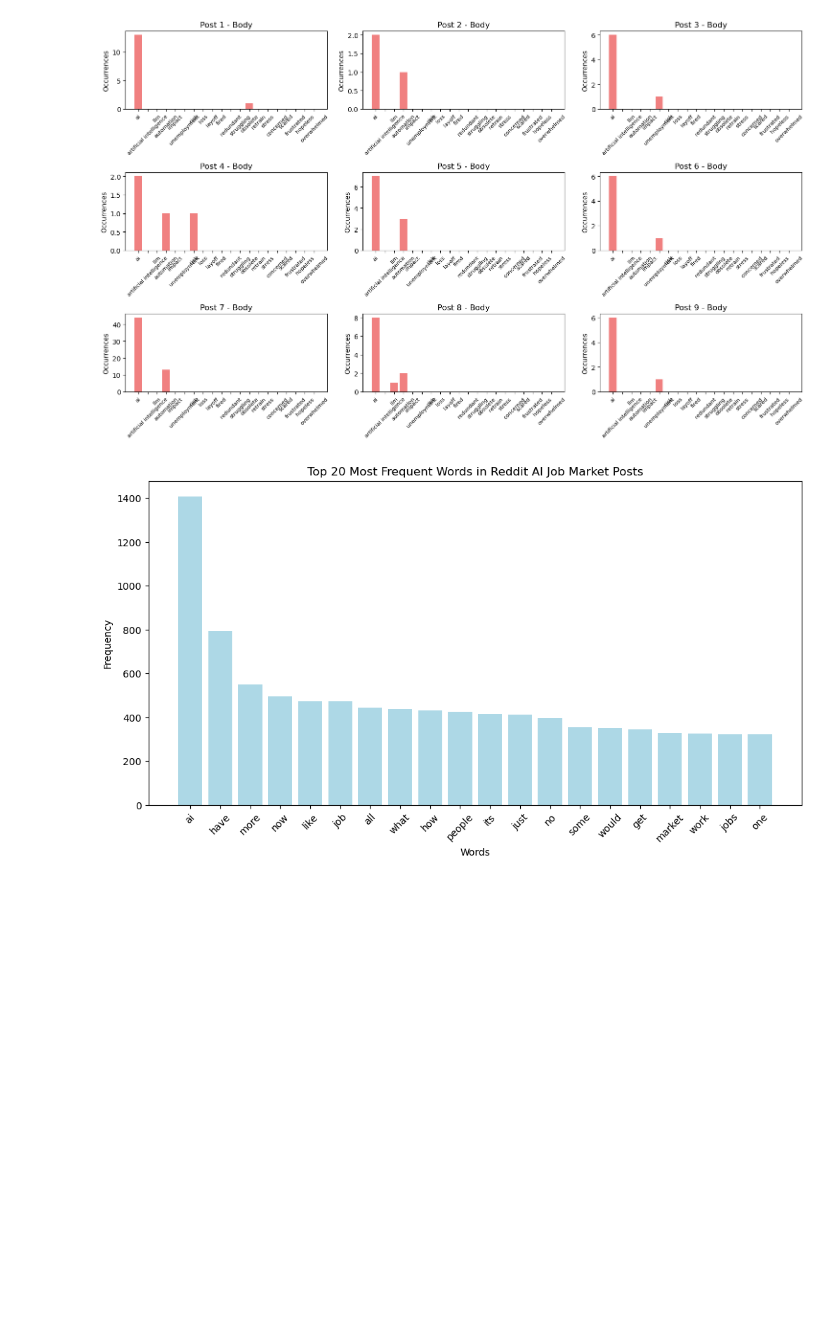
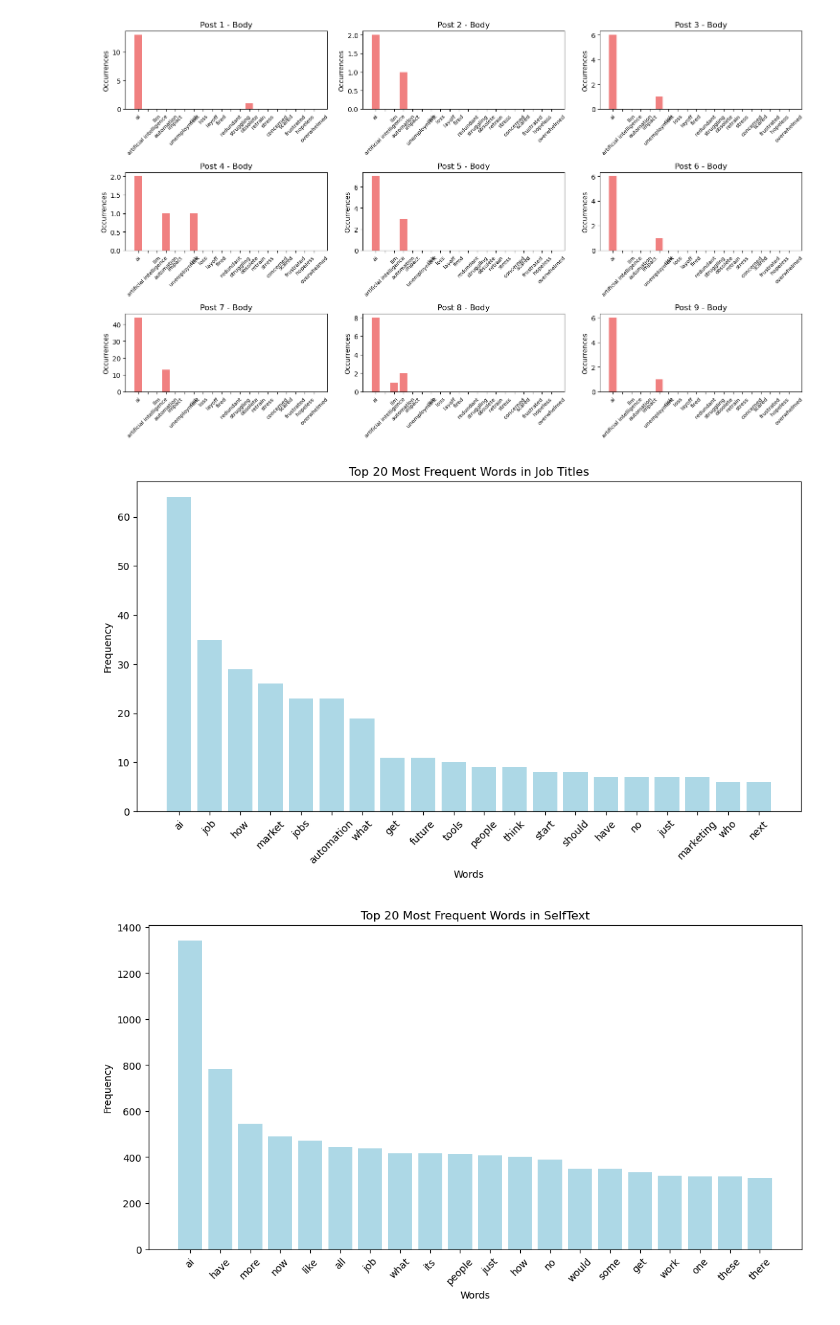
Before and after one commit to ASMach/CSCI-E184-PSET3, a Jupyter notebook: PSET3Exploration.ipynb, the cells around one changed output. Cells and saved outputs as stored; diff of their text form; code cells hidden in the pictures; blank space fills up the shorter version.

Commit message:
Updated to triple graphs
Imported changes from @roshijay

```diff
--- a/PSET3Exploration.ipynb
+++ b/PSET3Exploration.ipynb
@@ -232,42 +232,50 @@ plt.show()
 # %%
 # Drop missing values in "Title" and "Selftext"
 df = df.dropna(subset=['Title', 'Selftext'])
 
-# Combine all text from both columns ("Title" + "Selftext")
-all_text = " ".join(df['Title'].astype(str) + " " + df['Selftext'].astype(str)).lower()
+
+def process_text(text_series):
+    all_text = " ".join(text_series.astype(str)).lower()
+    clean_text = re.sub(r'[^a-z\s]', '', all_text)
+    words = clean_text.split()
 
 
-clean_text = re.sub(r'[^a-z\s]', '', all_text)
+    stop_words = set([
+        "the", "and", "to", "of", "in", "for", "with", "on", "at", "by",
+        "an", "a", "as", "is", "this", "that", "are", "it", "from", "be",
+        "or", "was", "were", "has", "had", "not", "but", "they", "you", "we",
+        "i", "my", "will", "your", "about", "can", "if", "their", "do", "so"
+    ])
 
-words = clean_text.split()
+    # Filter out stop words
+    filtered_words = [word for word in words if word not in stop_words]
 
-stop_words = set([
-    "the", "and", "to", "of", "in", "for", "with", "on", "at", "by",
-    "an", "a", "as", "is", "this", "that", "are", "it", "from", "be",
-    "or", "was", "were", "has", "had", "not", "but", "they", "you", "we",
-    "i", "my", "will", "your", "about", "can", "if", "their", "do", "so"
-])
+    # Count word occurrences
+    word_frequencies = Counter(filtered_words)
 
-filtered_words = [word for word in words if word not in stop_words]
+    return word_frequencies.most_common(20)
 
-# Count word occurrences
-word_frequencies = Counter(filtered_words)
+# Get word frequencies for Titles, Selftext, and Combined
+title_top_words = process_text(df['Title'])
+selftext_top_words = process_text(df['Selftext'])
+combined_top_words = process_text(df['Title'] + " " + df['Selftext'])
 
 
-top_words = word_frequencies.most_common(20)
+def plot_word_frequencies(top_words, title):
+    labels, counts = zip(*top_words)
 
+    plt.figure(figsize=(12, 6))
+    plt.bar(labels, counts, color='lightblue')
+    plt.xlabel("Words")
+    plt.ylabel("Frequency")
+    plt.title(title)
+    plt.xticks(rotation=45)
+    plt.show()
 
-top_word_labels, top_word_counts = zip(*top_words)
-
-
-plt.figure(figsize=(12, 6))
-plt.bar(top_word_labels, top_word_counts, color='lightblue')
-
-plt.xlabel("Words")
-plt.ylabel("Frequency")
-plt.title("Top 20 Most Frequent Words in Reddit AI Job Market Posts")
-plt.xticks(rotation=45)
-
-plt.show()
+# Generate all three graphs
+plot_word_frequencies(title_top_words, "Top 20 Most Frequent Words in Job Titles")
+plot_word_frequencies(selftext_top_words, "Top 20 Most Frequent Words in SelfText")
+plot_word_frequencies(combined_top_words, "Top 20 Most Frequent Words in Titles & Post Bodies (Combined)")
 # %% [output]
-[figure, old version]
+[figure, new version]
+[figure, added]
```
Also changed, not shown: parts of 1 cell of this notebook.
